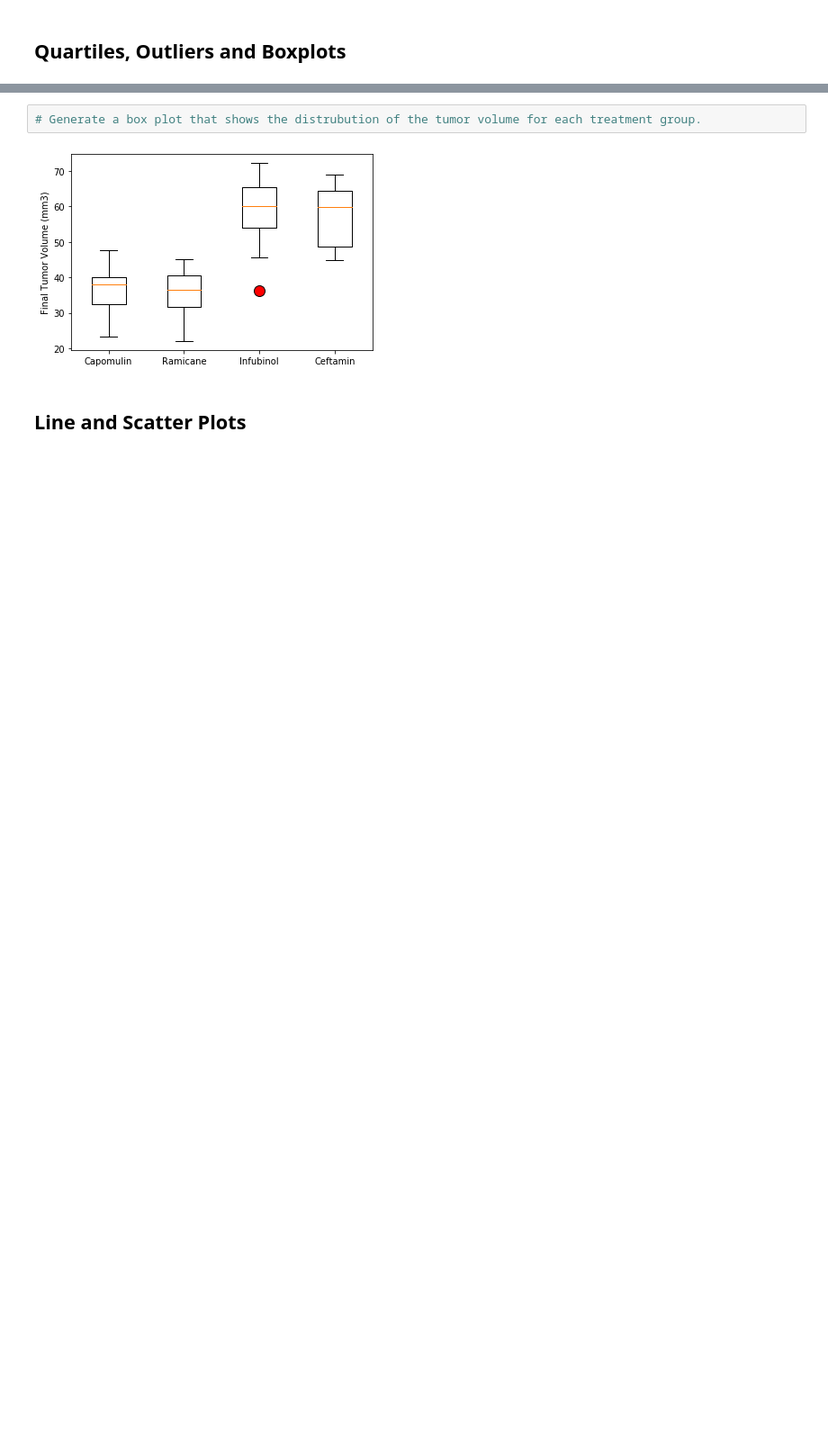
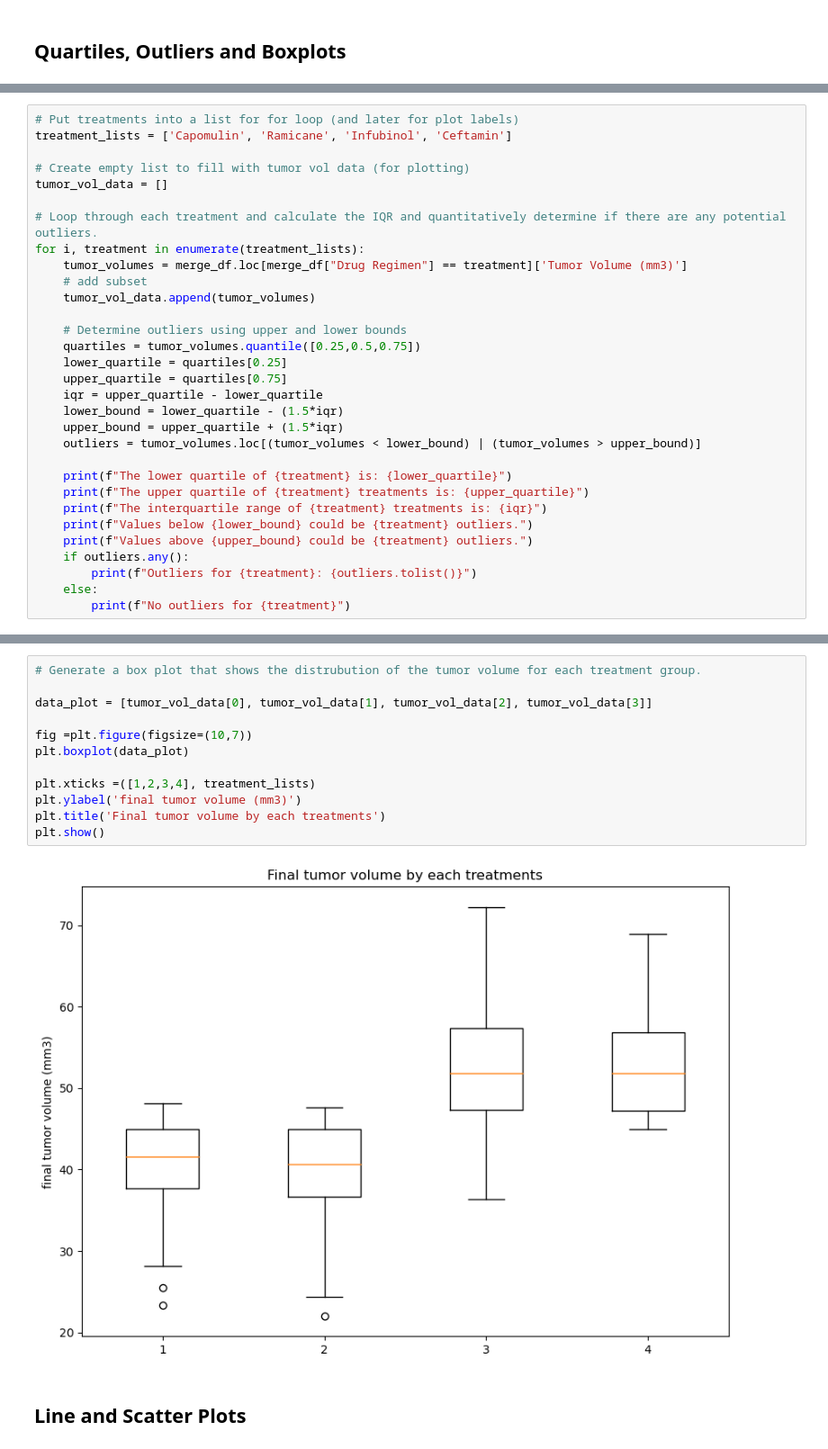
Before and after one commit to sunderiyab/pymaceuticals-challenge, a Jupyter notebook: module_5_starter_code/Pymaceuticals/pymaceuticals_starter.ipynb, the cells around one changed output, grey strips where cells are left out. Shown: that part at 90% size. Drawn from its saved outputs; the diff is of its cells as text; blank space fills up the shorter version.

```diff
--- a/module_5_starter_code/Pymaceuticals/pymaceuticals_starter.ipynb
+++ b/module_5_starter_code/Pymaceuticals/pymaceuticals_starter.ipynb
@@ -248,0 +246,31 @@ Ceftamin's potential outliers: Series([], Name: Tumor Volume (mm3), dtype: float
+# %%
+# Put treatments into a list for for loop (and later for plot labels)
+treatment_lists = ['Capomulin', 'Ramicane', 'Infubinol', 'Ceftamin']
+
+# Create empty list to fill with tumor vol data (for plotting)
+tumor_vol_data = []
+
+# Loop through each treatment and calculate the IQR and quantitatively determine if there are any potential outliers.
+for i, treatment in enumerate(treatment_lists):
+    tumor_volumes = merge_df.loc[merge_df["Drug Regimen"] == treatment]['Tumor Volume (mm3)']
+    # add subset
+    tumor_vol_data.append(tumor_volumes)
+
+    # Determine outliers using upper and lower bounds
+    quartiles = tumor_volumes.quantile([0.25,0.5,0.75])
+    lower_quartile = quartiles[0.25]
+    upper_quartile = quartiles[0.75]
+    iqr = upper_quartile - lower_quartile
+    lower_bound = lower_quartile - (1.5*iqr)
+    upper_bound = upper_quartile + (1.5*iqr)
+    outliers = tumor_volumes.loc[(tumor_volumes < lower_bound) | (tumor_volumes > upper_bound)]
+
+    print(f"The lower quartile of {treatment} is: {lower_quartile}")
+    print(f"The upper quartile of {treatment} treatments is: {upper_quartile}")
+    print(f"The interquartile range of {treatment} treatments is: {iqr}")
+    print(f"Values below {lower_bound} could be {treatment} outliers.")
+    print(f"Values above {upper_bound} could be {treatment} outliers.")
+    if outliers.any():
+        print(f"Outliers for {treatment}: {outliers.tolist()}")
+    else:
+        print(f"No outliers for {treatment}")
@@ -249,6 +295,16 @@ Ceftamin's potential outliers: Series([], Name: Tumor Volume (mm3), dtype: float
 # %%
 # Generate a box plot that shows the distrubution of the tumor volume for each treatment group.
+
+data_plot = [tumor_vol_data[0], tumor_vol_data[1], tumor_vol_data[2], tumor_vol_data[3]]
+
+fig =plt.figure(figsize=(10,7))
+plt.boxplot(data_plot)
+
+plt.xticks =([1,2,3,4], treatment_lists)
+plt.ylabel('final tumor volume (mm3)')
+plt.title('Final tumor volume by each treatments')
+plt.show()
 # %% [output]
-[figure, old version]
+[figure, new version]
 # %% [markdown]
 ## Line and Scatter Plots
```
Also changed, not shown: parts of 15 cells of this notebook.
